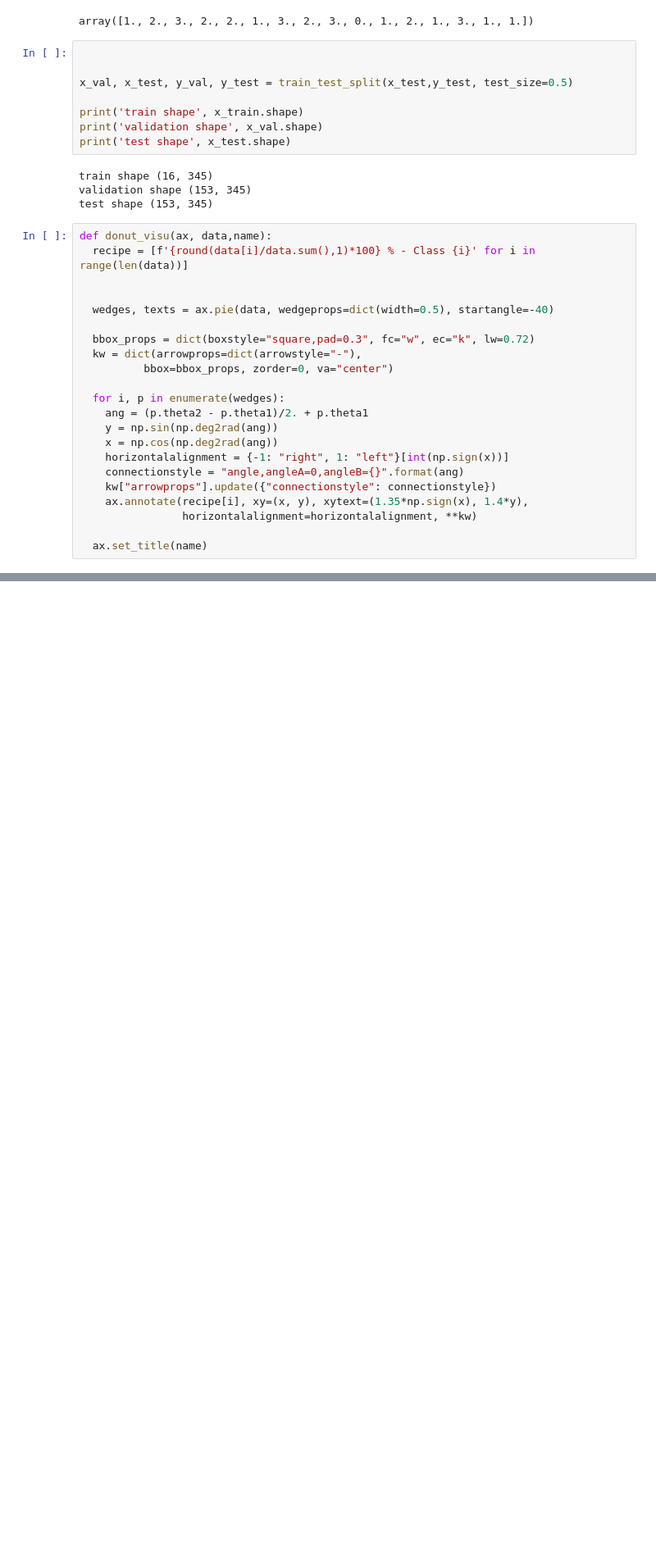
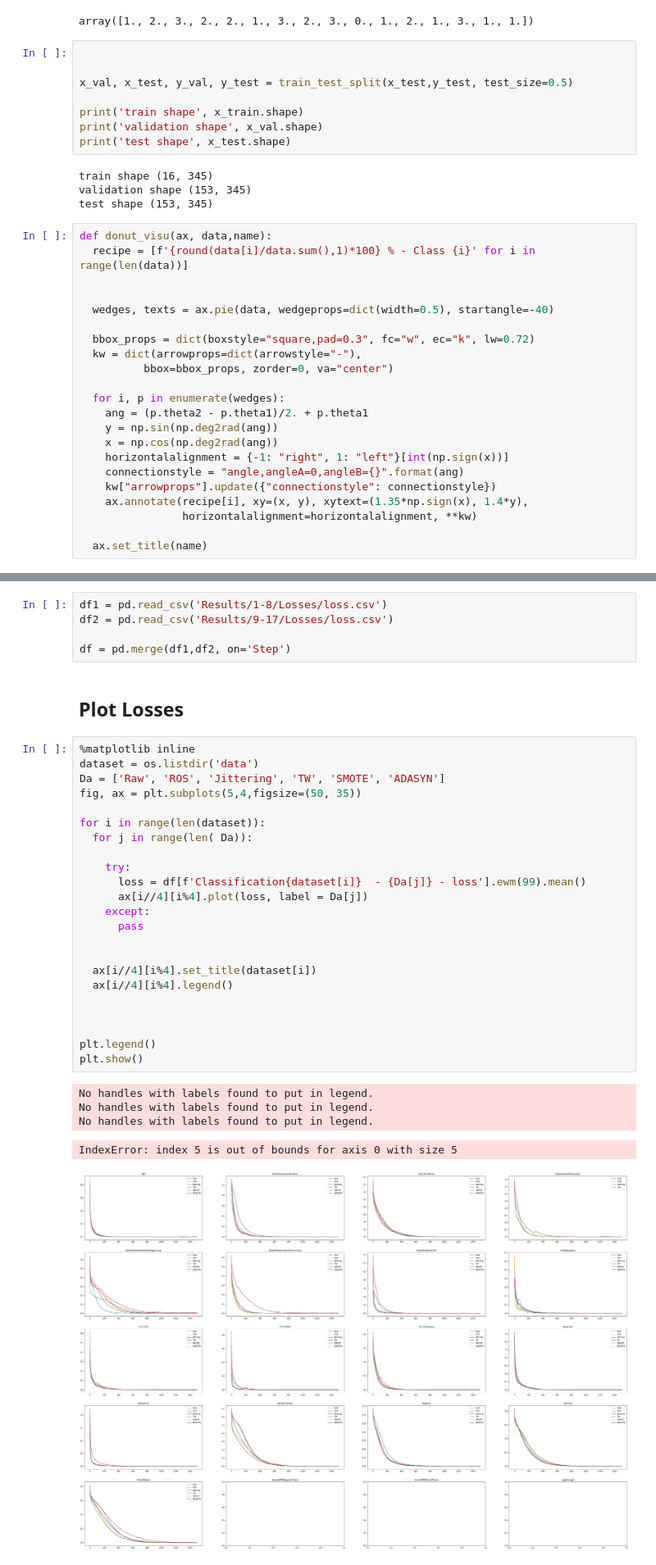
Before and after one commit to DorianJoubaud/ImbalancedTimeSeriesClassification, a Jupyter notebook: Notebook_Classification.ipynb, the cells around one changed output, grey strips where cells are left out. Shown at 82% size. Cells and saved outputs as stored; diff of their text form; blank space fills up the shorter version.

Commit message:
Plot loss & val loss

```diff
--- a/Notebook_Classification.ipynb
+++ b/Notebook_Classification.ipynb
@@ -142,0 +113,36 @@ Error:
+# %%
+df1 = pd.read_csv('Results/1-8/Losses/loss.csv')
+df2 = pd.read_csv('Results/9-17/Losses/loss.csv')
+
+df = pd.merge(df1,df2, on='Step')
+# %% [markdown]
+## Plot Losses
+# %%
+%matplotlib inline
+dataset = os.listdir('data')
+Da = ['Raw', 'ROS', 'Jittering', 'TW', 'SMOTE', 'ADASYN']
+fig, ax = plt.subplots(5,4,figsize=(50, 35))
+
+for i in range(len(dataset)):
+  for j in range(len( Da)):
+
+    try:
+      loss = df[f'Classification{dataset[i]}  - {Da[j]} - loss'].ewm(99).mean()
+      ax[i//4][i%4].plot(loss, label = Da[j])
+    except:
+      pass
+
+
+  ax[i//4][i%4].set_title(dataset[i])
+  ax[i//4][i%4].legend()
+
+
+
+plt.legend()
+plt.show()
+# %% [output]
+No handles with labels found to put in legend.
+No handles with labels found to put in legend.
+No handles with labels found to put in legend.
+IndexError: index 5 is out of bounds for axis 0 with size 5
+[figure, added]
```
Also changed, not shown: parts of 12 cells of this notebook.
